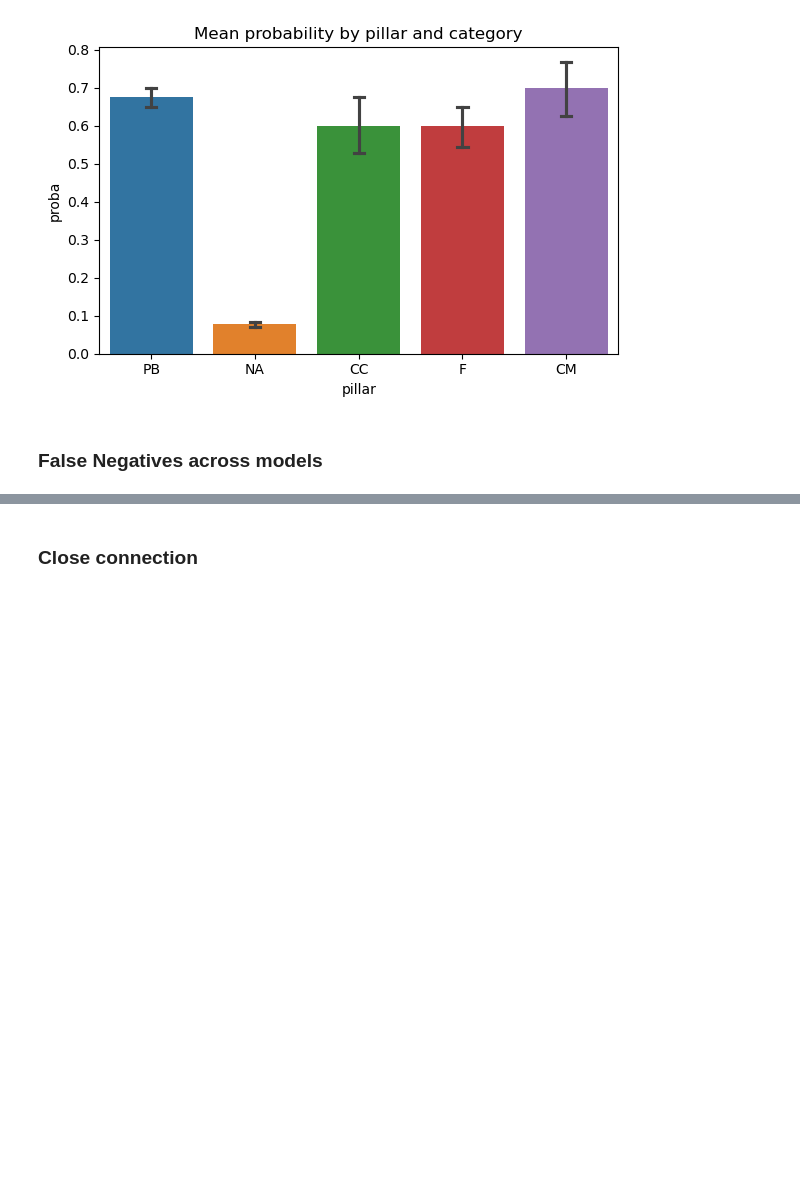
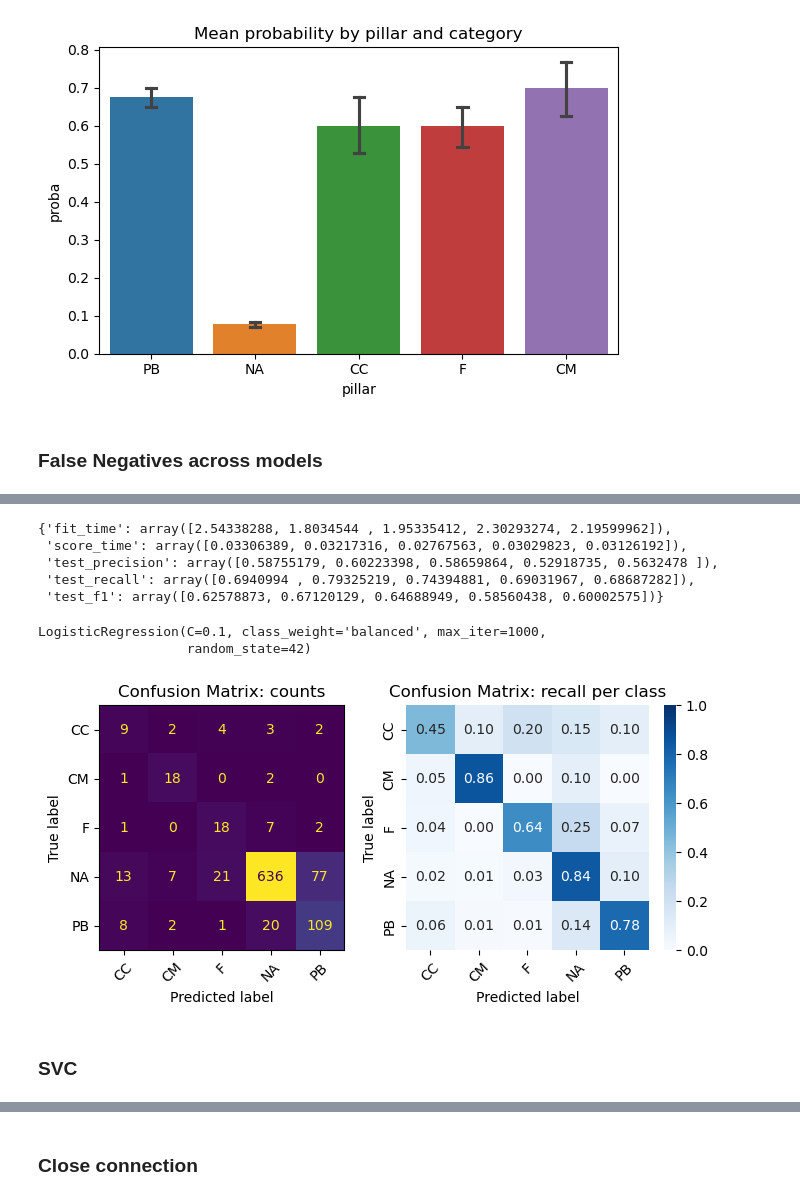
Before and after one commit to violah-fellow/SHEEP, a Jupyter notebook: Publications/ML/Optimisation_Stage1_specter.ipynb, the cells around one changed output, grey strips where cells are left out. Saved outputs shown, nothing was run; the diff lists cells and outputs as text; code cells hidden in the pictures; blank space fills up the shorter version.

Commit message:
Add AP Pillar classification@

```diff
--- a/Publications/ML/Optimisation_Stage1_specter.ipynb
+++ b/Publications/ML/Optimisation_Stage1_specter.ipynb
@@ -1397,0 +1465,25 @@ fn.to_csv('SPECTER_FalseNegatives.csv')
+# %%
+# Logistic Regression
+clf_pillar = LogisticRegression(
+    C=0.1,
+    max_iter=1000,
+    class_weight='balanced',
+    solver='lbfgs',
+    random_state=42
+)
+# %%
+# Cross-validation
+lr_results_pillar = cross_validate(clf_pillar, X_train, y_train_pillar, cv=cv, scoring=scoring_pillar)
+lr_results_pillar
+# %% [output]
+{'fit_time': array([2.54338288, 1.8034544 , 1.95335412, 2.30293274, 2.19599962]),
+ 'score_time': array([0.03306389, 0.03217316, 0.02767563, 0.03029823, 0.03126192]),
+ 'test_precision': array([0.58755179, 0.60223398, 0.58659864, 0.52918735, 0.5632478 ]),
+ 'test_recall': array([0.6940994 , 0.79325219, 0.74394881, 0.69031967, 0.68687282]),
+ 'test_f1': array([0.62578873, 0.67120129, 0.64688949, 0.58560438, 0.60002575])}
+# %%
+# Fit model
+clf_pillar.fit(X_train, y_train_pillar)
+# %% [output]
+LogisticRegression(C=0.1, class_weight='balanced', max_iter=1000,
+                   random_state=42)
@@ -1397,0 +1494,40 @@ fn.to_csv('SPECTER_FalseNegatives.csv')
+# %%
+# Predict test dataset
+lr_pillar_test_pred = clf_pillar.predict(X_test)
+lr_pillar_test_proba = clf_pillar.predict_proba(X_test)[:, 1]
+# %%
+# Plot confusion matrix
+fig, axes = plt.subplots(1, 2, figsize=(7, 3.5), gridspec_kw={'width_ratios': [1, 1.2]})
+
+# Plot 1: Raw counts confusion matrix
+ConfusionMatrixDisplay.from_predictions(
+    y_test_pillar, lr_pillar_test_pred,
+    display_labels=clf_pillar.classes_,
+    ax=axes[0],
+    colorbar=False,
+    xticks_rotation=45
+)
+axes[0].set_title('Confusion Matrix: counts')
+
+# Plot 2: Normalised confusion matrix
+cm_norm = confusion_matrix(y_test_pillar, lr_pillar_test_pred, labels=clf_pillar.classes_, normalize='true')
+
+sns.heatmap(
+    cm_norm,
+    annot=True, fmt='.2f',
+    xticklabels=clf_pillar.classes_,
+    yticklabels=clf_pillar.classes_,
+    cmap='Blues',
+    vmin=0, vmax=1,
+    ax=axes[1]
+)
+axes[1].set_xlabel('Predicted label')
+axes[1].set_ylabel('True label')
+axes[1].set_title('Confusion Matrix: recall per class')
+axes[1].tick_params(axis='x', rotation=45)
+
+plt.tight_layout()
+plt.savefig('Plots/SPECTER_LR_ConfusionMatrix_Pillar.png', dpi=150, bbox_inches='tight')
+plt.show()
+# %% [output]
+[figure, added]
@@ -1397,0 +1554,2 @@ fn.to_csv('SPECTER_FalseNegatives.csv')
+# %% [markdown]
+### SVC
```
Also changed, not shown: parts of 40 cells of this notebook.
